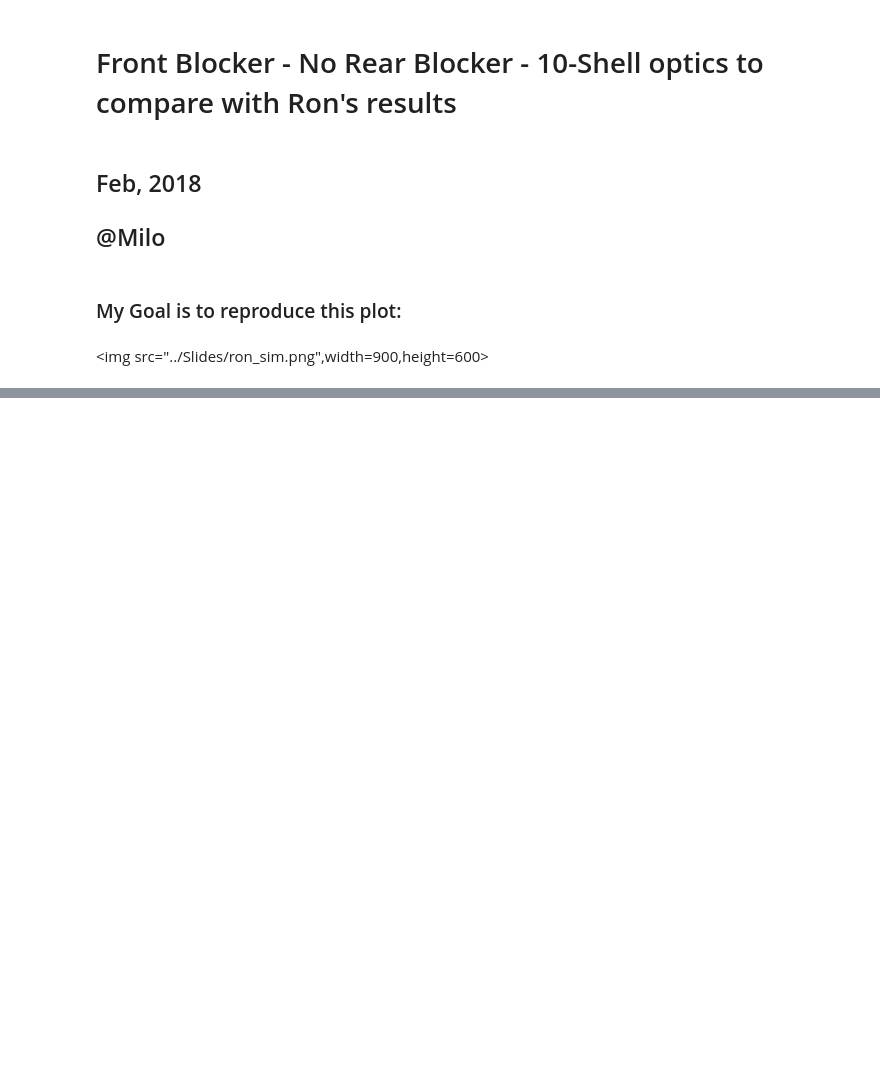
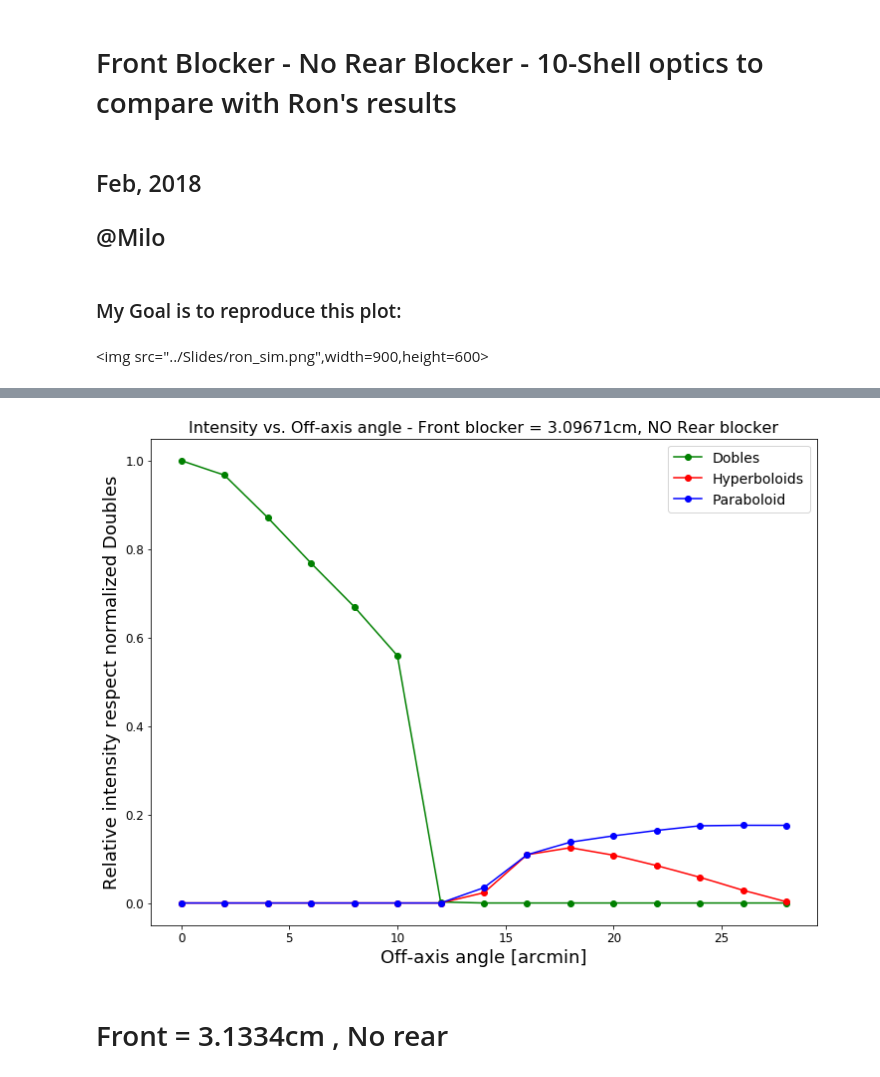
Before and after one commit to pymilo/Milo_RayTracing, a Jupyter notebook: Notebooks/FrontBlocker10Shell_RonValidation.ipynb, the cells around one changed output, grey strips where cells are left out. Saved outputs shown, nothing was run; the diff lists cells and outputs as text; code cells hidden in the pictures; blank space fills up the shorter version.

```diff
--- a/Notebooks/FrontBlocker10Shell_RonValidation.ipynb
+++ b/Notebooks/FrontBlocker10Shell_RonValidation.ipynb
@@ -9,0 +246,28 @@
+# %%
+Rout = 3.29
+fbr = 3.09671
+F309_NR_Doubles, F309_NR_Hyp, F309_NR_Par = [], [], []
+for i, angles in enumerate(offaxisAngles):
+    F309_NR_Doubles.append(len(F309_NR_All_Drays[i]) * (Rout**2 - fbr**2))
+    F309_NR_Hyp.append(len(F309_NR_All_Hrays[i]) * (Rout**2 - fbr**2))
+    F309_NR_Par.append(len(F309_NR_All_Prays[i]) * (Rout**2 - fbr**2))
+# %%
+# Plotting :
+fig = plt.figure(figsize=(12,9))
+plt.title('Intensity vs. Off-axis angle - Front blocker = 3.09671cm, NO Rear blocker',fontsize=16)
+plt.plot(offaxisAngles, F309_NR_Doubles/max(np.array(F309_NR_Doubles)),'go-',label='Dobles')
+#plt.plot(offaxisAngles[:7], Ron_Doubles/max(np.array(Ron_Doubles)),'o-',label='Dobles-Marshall',color='orange')
+plt.plot(offaxisAngles, F309_NR_Hyp/max(np.array(F309_NR_Doubles)),'ro-',label='Hyperboloids')
+plt.plot(offaxisAngles, F309_NR_Par/max(np.array(F309_NR_Doubles)),'bo-',label='Paraboloid')
+plt.xticks(fontsize=12)
+plt.yticks(fontsize=12)
+plt.ylabel('Relative intensity respect normalized Doubles',fontsize=18)
+plt.xlabel('Off-axis angle [arcmin]',fontsize=18)
+#plt.axvline(3.17,color='purple',linestyle='--',lw=0.8)
+#plt.text(3.155,5e-1,'Most efficient front blocker size = 3.17cm',rotation=90,fontsize=12,color='purple')
+plt.legend(fontsize=14)
+plt.show()
+# %% [output]
+[figure, added]
+# %% [markdown]
+# Front = 3.1334cm , No rear
```
Also changed, not shown: parts of 57 cells of this notebook, 2 other files.
